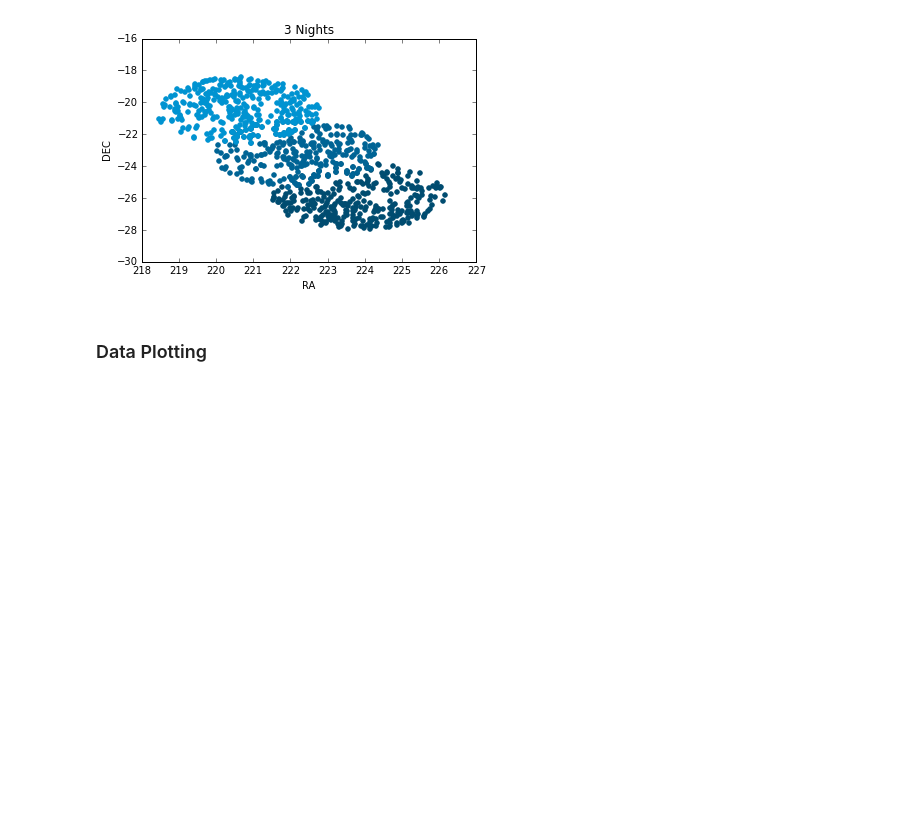
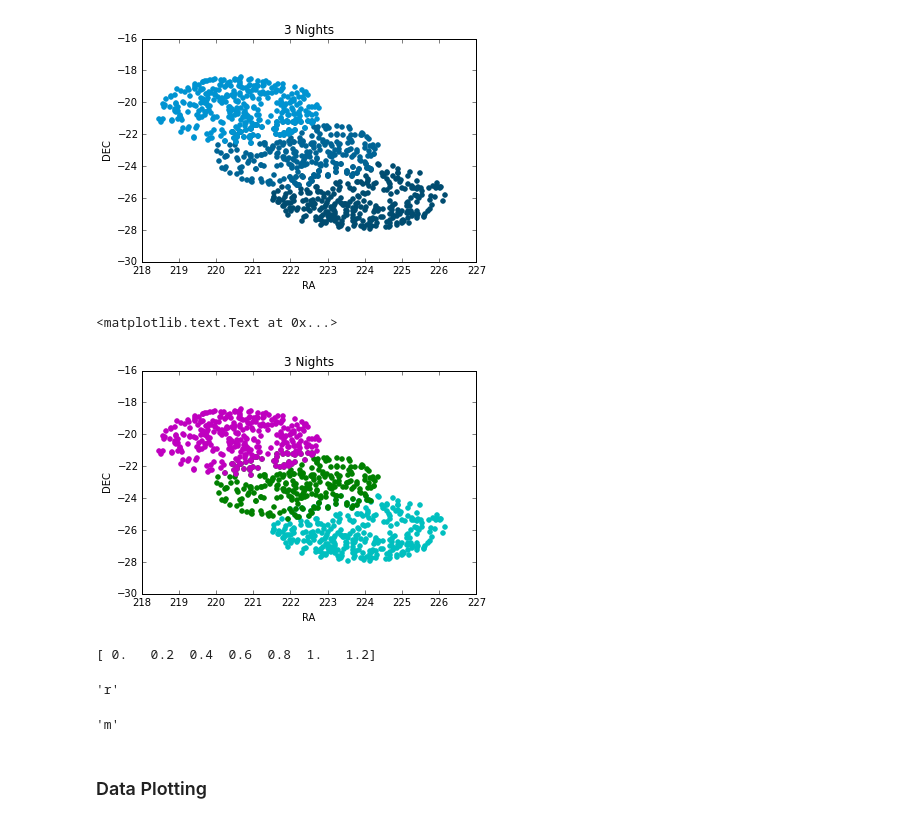
Before and after one commit to moeyensj/NEOsim, a Jupyter notebook: dataExploration.ipynb, the cells around one changed output. Drawn from its saved outputs; the diff is of its cells as text; code cells hidden in the pictures; blank space fills up the shorter version.

```diff
--- a/dataExploration.ipynb
+++ b/dataExploration.ipynb
@@ -93,3 +93,26 @@ ax.set_title('3 Nights')
 # %% [output]
 <matplotlib.text.Text at 0x...>
 [figure]
+# %%
+fig, ax = plt.subplots(1,1)
+color = ['c', 'g', 'm', 'm']
+for i,n in enumerate([obshist1,obshist2,obshist3]):
+    ax.scatter(n.ra, n.dec,color=color[i])
+
+ax.set_xlabel('RA')
+ax.set_ylabel('DEC')
+ax.set_title('3 Nights')
+# %% [output]
+<matplotlib.text.Text at 0x...>
+[figure, added]
+# %%
+redcolors = ['b', 'b', 'g', 'g', 'r', 'r' ,'m', 'm']
+redbinsize = 0.2
+redbins = np.arange(0.0, 1.2+redbinsize, redbinsize)
+print redbins
+# %% [output]
+[ 0.   0.2  0.4  0.6  0.8  1.   1.2]
+# %%
+redcolors[int(1.2/ redbinsize)]
+# %% [output]
+'r'
@@ -96,3 +123,7 @@ ax.set_title('3 Nights')
+# %%
+redcolors[int(3.0/ redbinsize)]
+# %% [output]
+'m'
 # %% [markdown]
 ### Data Plotting
 # %%
```
Also changed, not shown: parts of 1 cell of this notebook, 1 other file.
